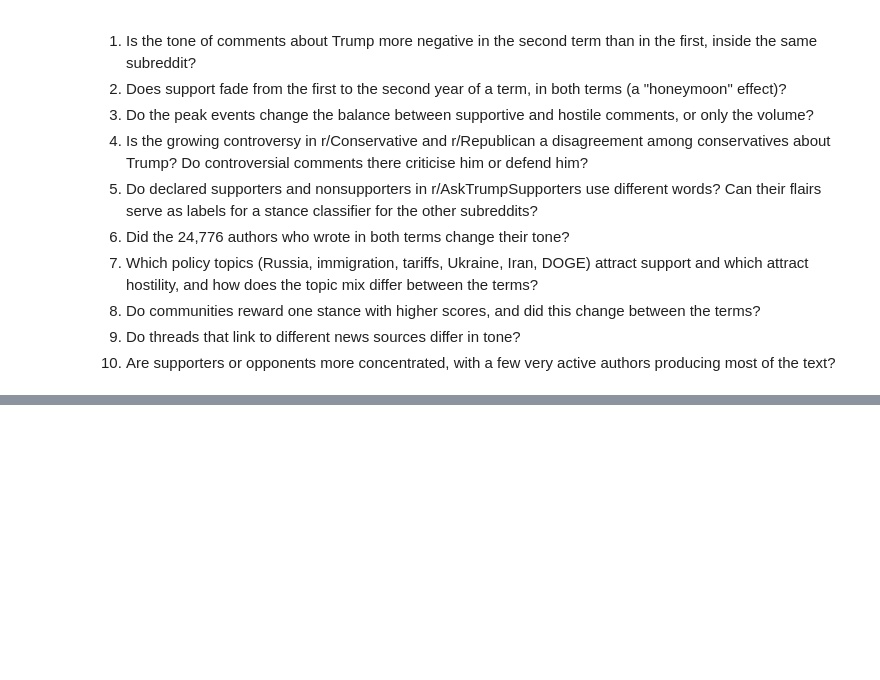
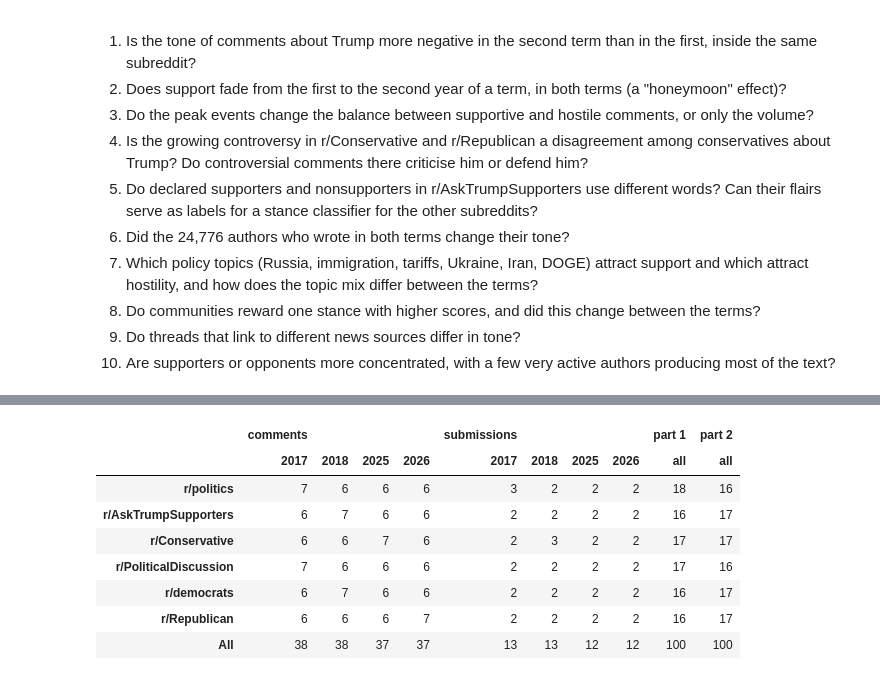
Before and after one commit to khorunzhaviktoriia/reddit_analysis_project, a Jupyter notebook: notebooks/EDA/eda.ipynb, the cells around one changed output, grey strips where cells are left out. Cells and saved outputs as stored; diff of their text form; code cells hidden in the pictures; blank space fills up the shorter version.

```diff
--- a/notebooks/EDA/eda.ipynb
+++ b/notebooks/EDA/eda.ipynb
@@ -1127,0 +1179,75 @@ per_stance
+# %%
+N_COMMENTS = 150              # comments in the sample
+N_SUBMISSIONS = 50            # submissions in the sample
+MIN_WORDS, MAX_WORDS = 5, 250 # length limits of a text, in words
+OVERSAMPLE = 30               # comment candidates drawn per subreddit and window before the text is checked
+REBUILD_SAMPLE = False        # True draws a new sample and overwrites the file; manual labels of replaced rows no longer apply
+
+SAMPLE_PATH = SENT_DIR / "sample.csv"
+
+
+def quotas(total, groups, offset=0):
+    """Split `total` as evenly as possible over `groups`. The remainder goes to the groups starting at position `offset`."""
+    base, extra = divmod(total, len(groups))
+    return {g: base + ((i - offset) % len(groups) < extra) for i, g in enumerate(groups)}
+
+
+def stratified(pool, total):
+    """`total` rows of a shuffled `pool`: equal numbers per subreddit, then equal numbers per window inside a subreddit."""
+    by_size = list(pool["subreddit"].value_counts().index)     # a remainder goes to the subreddits with the most eligible texts
+    picked = []
+    for i, (s, n_subreddit) in enumerate(quotas(total, by_size).items()):
+        for p, n in quotas(n_subreddit, PERIODS, offset=i).items():
+            stratum = pool.loc[(pool["subreddit"] == s) & (pool["period"] == p)].head(n)
+            assert len(stratum) == n, f"not enough texts in r/{s}, {p}"
+            picked.append(stratum)
+    return pd.concat(picked)
+
+
+def draw_sample():
+    # comments: candidates are chosen from the metadata, and the text is read only for them
+    eligible = com.loc[~com["trump_only_in_quote"] & com["n_words"].between(MIN_WORDS, MAX_WORDS), ["id", "subreddit", "period", "created_at"]]
+    candidates = eligible.groupby(["subreddit", "period"]).sample(n=OVERSAMPLE, random_state=SEED)
+    text = pq.read_table(COMMENTS_PATH, columns=["id", "body_clean"], filters=[("id", "in", candidates["id"].tolist())]).to_pandas()
+    comments = candidates.merge(text.rename(columns={"body_clean": "text"}), on="id", validate="one_to_one")
+
+    posts = subs.loc[subs["in_scope"] & subs["submission_mentions_trump"] & ~subs["title_unusable"] & ~subs["is_mod_or_bot_post"],
+                     ["id", "subreddit", "period", "created_at", "text_clean"]].rename(columns={"text_clean": "text"})
+    posts = posts.loc[posts["text"].str.count(r"\S+").between(MIN_WORDS, MAX_WORDS)]
+
+    chosen = []
+    for kind, pool, total in [("comment", comments, N_COMMENTS), ("submission", posts, N_SUBMISSIONS)]:
+        pool = pool.loc[pool["text"].str.contains("trump", case=False)].sample(frac=1, random_state=SEED)
+        rows = stratified(pool, total).assign(kind=kind)
+        rows["part"] = np.arange(len(rows)) % 2 + 1            # rows are ordered by subreddit and window, so both parts get the same mix
+        chosen.append(rows)
+
+    out = pd.concat(chosen).sample(frac=1, random_state=SEED)
+    out["order"] = out.groupby("part").cumcount() + 1           # reading order inside a part
+    out["created_at"] = out["created_at"].dt.strftime("%Y-%m-%d")
+    assert out["id"].is_unique
+    return out.sort_values(["part", "order"])[["id", "kind", "subreddit", "period", "created_at", "part", "order", "text"]]
+
+
+if REBUILD_SAMPLE or not SAMPLE_PATH.exists():
+    draw_sample().to_csv(SAMPLE_PATH, index=False, lineterminator="\n")
+sample = pd.read_csv(SAMPLE_PATH, dtype={"id": str})
+
+composition = pd.concat({
+    kind: pd.crosstab(rows["subreddit"], rows["period"]).reindex(index=SUBREDDITS, columns=PERIODS)
+    for kind, rows in sample.groupby("kind")
+}, axis=1)
+composition.columns = pd.MultiIndex.from_tuples([(f"{kind}s", PERIOD_YEAR[p]) for kind, p in composition.columns])
+for part in (1, 2):
+    composition[(f"part {part}", "all")] = sample.loc[sample["part"] == part, "subreddit"].value_counts()
+composition.loc["All"] = composition.sum()
+composition.index = [f"r/{s}" if s != "All" else s for s in composition.index]
+
+words = sample["text"].str.count(r"\S+").groupby(sample["kind"]).median()
+print(f"{len(sample)} texts: {(sample['kind'] == 'comment').sum()} comments (median {words['comment']:.0f} words) "
+      f"and {(sample['kind'] == 'submission').sum()} submissions (median {words['submission']:.0f} words)")
+print("texts per part: " + ", ".join(
+    f"part {part} = {n['comment']} comments + {n['submission']} submissions"
+    for part, n in sample.groupby("part")["kind"].value_counts().unstack().iterrows()))
+composition
+# %% [output]
@@ -1127,0 +1256,9 @@ per_stance
+|  | comments |  |  |  | submissions |  |  |  | part 1 | part 2 |
+|  | 2017 | 2018 | 2025 | 2026 | 2017 | 2018 | 2025 | 2026 | all | all |
+| r/politics | 7 | 6 | 6 | 6 | 3 | 2 | 2 | 2 | 18 | 16 |
+| r/AskTrumpSupporters | 6 | 7 | 6 | 6 | 2 | 2 | 2 | 2 | 16 | 17 |
+| r/Conservative | 6 | 6 | 7 | 6 | 2 | 3 | 2 | 2 | 17 | 17 |
+| r/PoliticalDiscussion | 7 | 6 | 6 | 6 | 2 | 2 | 2 | 2 | 17 | 16 |
+| r/democrats | 6 | 7 | 6 | 6 | 2 | 2 | 2 | 2 | 16 | 17 |
+| r/Republican | 6 | 6 | 6 | 7 | 2 | 2 | 2 | 2 | 16 | 17 |
+| All | 38 | 38 | 37 | 37 | 13 | 13 | 12 | 12 | 100 | 100 |
```
Also changed, not shown: parts of 29 cells of this notebook, 1 other file.
